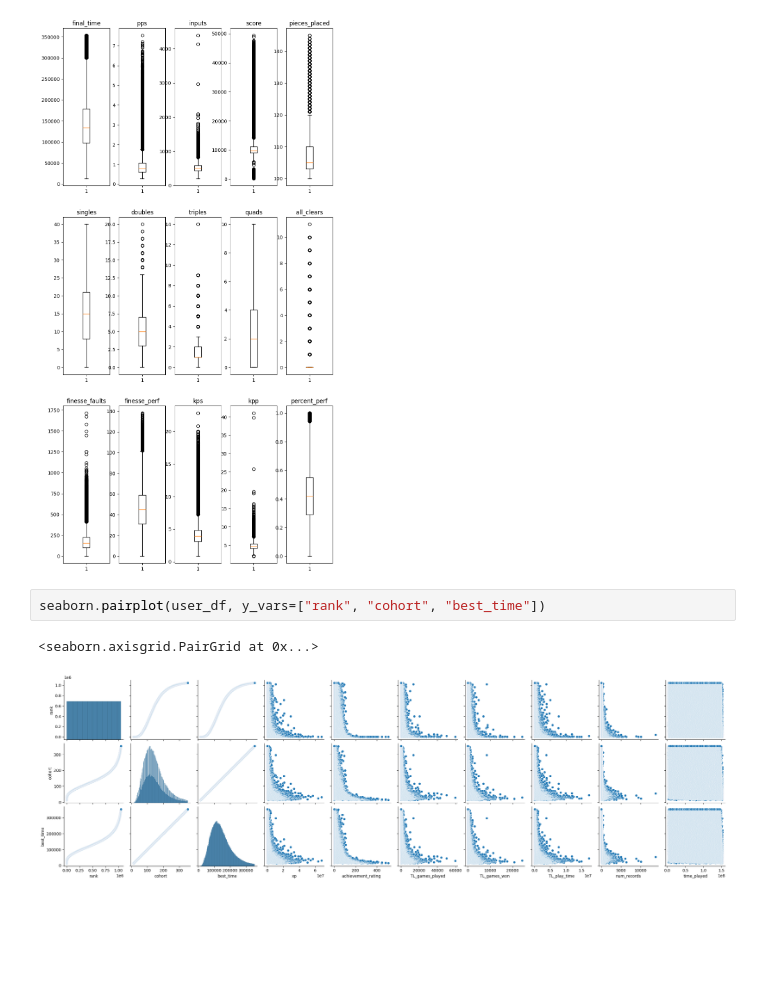
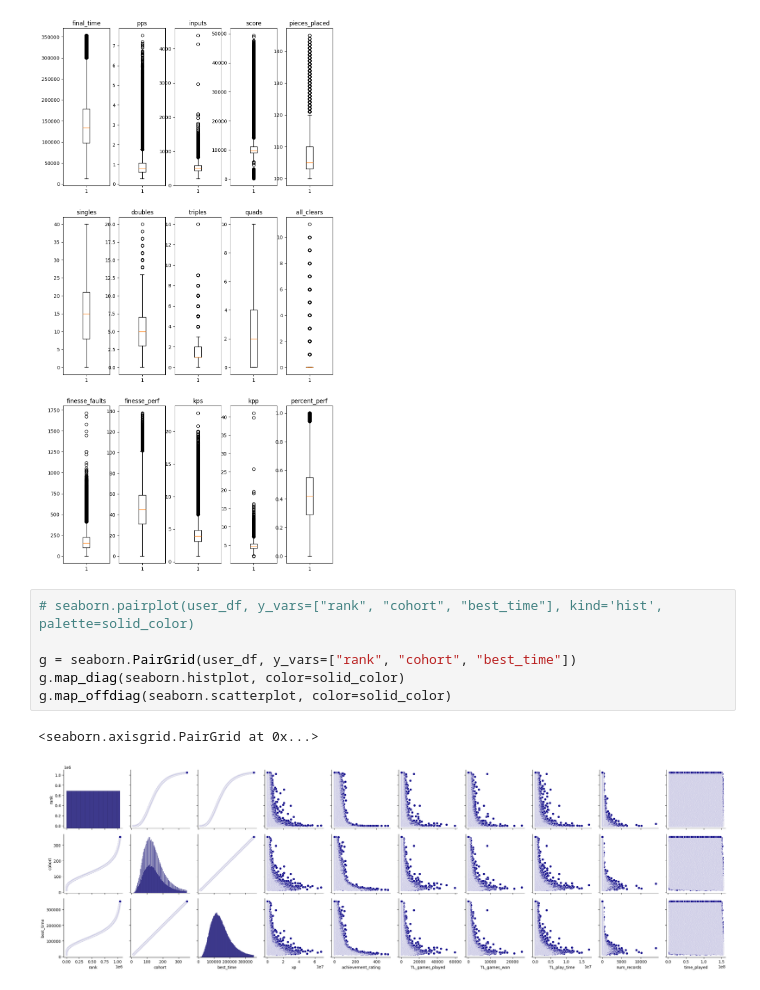
Before and after one commit to unduli-attacked/40-lines-analysis, a Jupyter notebook: analysis-basic.ipynb, the cells around one changed output. Cells and saved outputs as stored; diff of their text form; blank space fills up the shorter version.

```diff
--- a/analysis-basic.ipynb
+++ b/analysis-basic.ipynb
@@ -97,9 +96,13 @@ for i in range(3):
             print("error on i", i, ", j", j, ". Index:", (i*5)+j+5)
 # %% [output]
 [figure]
-# %%
-seaborn.pairplot(user_df, y_vars=["rank", "cohort", "best_time"])
-# %% [output]
-<seaborn.axisgrid.PairGrid at 0x...>
-[figure, removed]
+# %%
+# seaborn.pairplot(user_df, y_vars=["rank", "cohort", "best_time"], kind='hist', palette=solid_color)
+
+g = seaborn.PairGrid(user_df, y_vars=["rank", "cohort", "best_time"])
+g.map_diag(seaborn.histplot, color=solid_color)
+g.map_offdiag(seaborn.scatterplot, color=solid_color)
+# %% [output]
+<seaborn.axisgrid.PairGrid at 0x...>
+[figure, added]
 # %%
```
Also changed, not shown: parts of 8 cells of this notebook, 12 other files.
